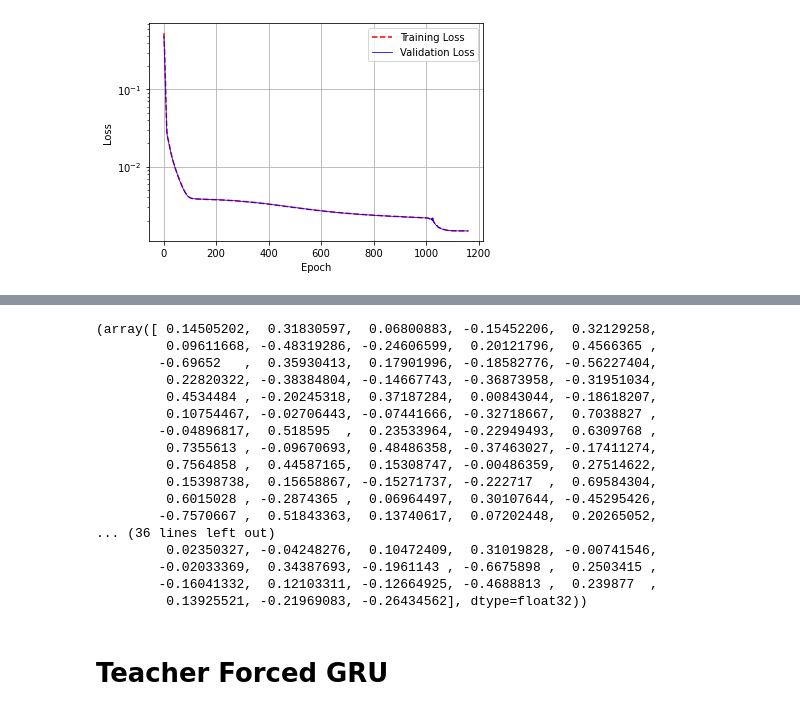
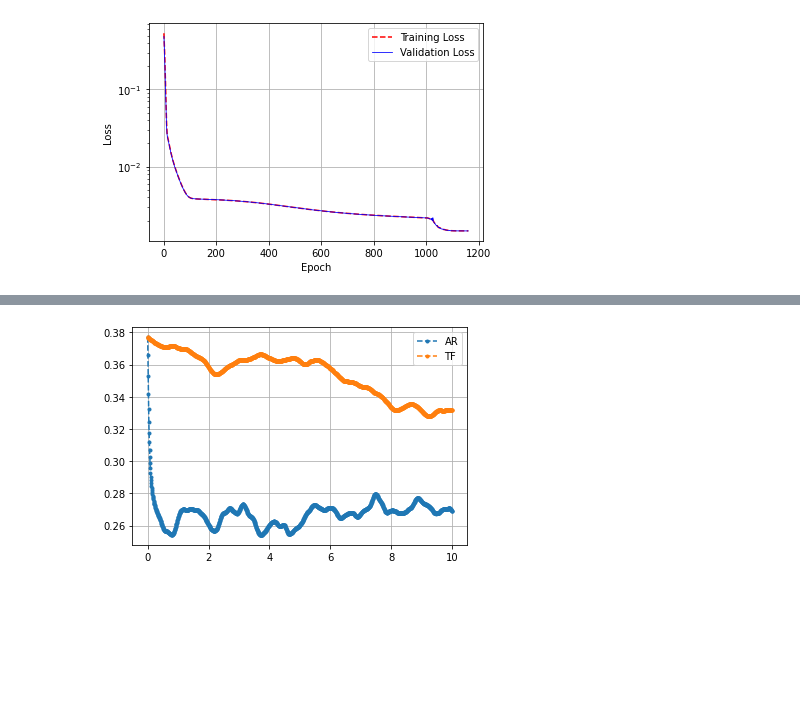
Before and after one commit to thisisrohan/MLROM, a Jupyter notebook: KS/ComparingHiddenStates-LoadingRNN-GRU.ipynb, the cells around one changed output, grey strips where cells are left out. Cells and saved outputs as stored; diff of their text form; code cells hidden in the pictures; blank space fills up the shorter version.

```diff
--- a/KS/ComparingHiddenStates-LoadingRNN-GRU.ipynb
+++ b/KS/ComparingHiddenStates-LoadingRNN-GRU.ipynb
@@ -632,20 +592,0 @@ plt.show()
-# %%
-hidden_states_TF[0, 0, 0], hidden_states_AR[0, 0, 0]
-# %% [output]
-(array([ 0.14505202,  0.31830597,  0.06800883, -0.15452206,  0.32129258,
-         0.09611668, -0.48319286, -0.24606599,  0.20121796,  0.4566365 ,
-        -0.69652   ,  0.35930413,  0.17901996, -0.18582776, -0.56227404,
-         0.22820322, -0.38384804, -0.14667743, -0.36873958, -0.31951034,
-         0.4534484 , -0.20245318,  0.37187284,  0.00843044, -0.18618207,
-         0.10754467, -0.02706443, -0.07441666, -0.32718667,  0.7038827 ,
-        -0.04896817,  0.518595  ,  0.23533964, -0.22949493,  0.6309768 ,
-         0.7355613 , -0.09670693,  0.48486358, -0.37463027, -0.17411274,
-         0.7564858 ,  0.44587165,  0.15308747, -0.00486359,  0.27514622,
-         0.15398738,  0.15658867, -0.15271737, -0.222717  ,  0.69584304,
-         0.6015028 , -0.2874365 ,  0.06964497,  0.30107644, -0.45295426,
-        -0.7570667 ,  0.51843363,  0.13740617,  0.07202448,  0.20265052,
-... (36 lines left out)
-         0.02350327, -0.04248276,  0.10472409,  0.31019828, -0.00741546,
-        -0.02033369,  0.34387693, -0.1961143 , -0.6675898 ,  0.2503415 ,
-        -0.16041332,  0.12103311, -0.12664925, -0.4688813 ,  0.239877  ,
-         0.13925521, -0.21969083, -0.26434562], dtype=float32))
@@ -660,2 +593,27 @@ plt.show()
-# %% [markdown]
-# Teacher Forced GRU
+# %%
+# mean in numberofbatches axis
+hs_AR = hidden_states_AR[0]
+for i in range(1, hidden_states_AR.shape[0]):
+    hs_AR += hidden_states_AR[i]
+hs_AR /= hidden_states_AR.shape[0]
+
+hs_TF = hidden_states_TF[0]
+for i in range(1, hidden_states_TF.shape[0]):
+    hs_TF += hidden_states_TF[i]
+hs_TF /= hidden_states_TF.shape[0]
+
+# RMS in last dimension
+hs_AR = np.linalg.norm(hs_AR, axis=-1) / (hs_AR.shape[-1]**0.5)
+hs_TF = np.linalg.norm(hs_TF, axis=-1) / (hs_TF.shape[-1]**0.5)
+
+# mean in batchsize axis
+hs_AR = np.mean(hs_AR, axis=1)
+hs_TF = np.mean(hs_TF, axis=1)
+
+plt.plot(input_time, hs_AR, marker='o', linestyle='--', markersize=3)
+plt.plot(input_time, hs_TF, marker='o', linestyle='--', markersize=3)
+plt.legend(['AR', 'TF'])
+plt.grid(True)
+plt.show()
+# %% [output]
+[figure, added]
```
Also changed, not shown: parts of 14 cells of this notebook, 19 other files.
